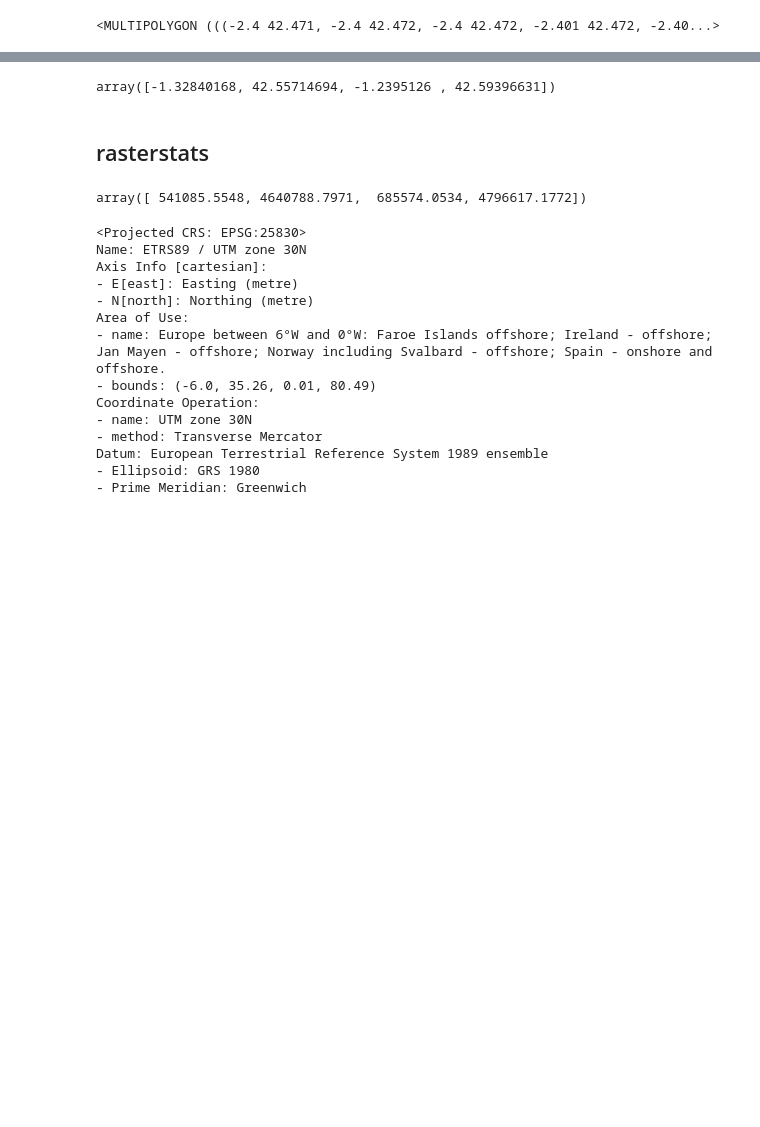
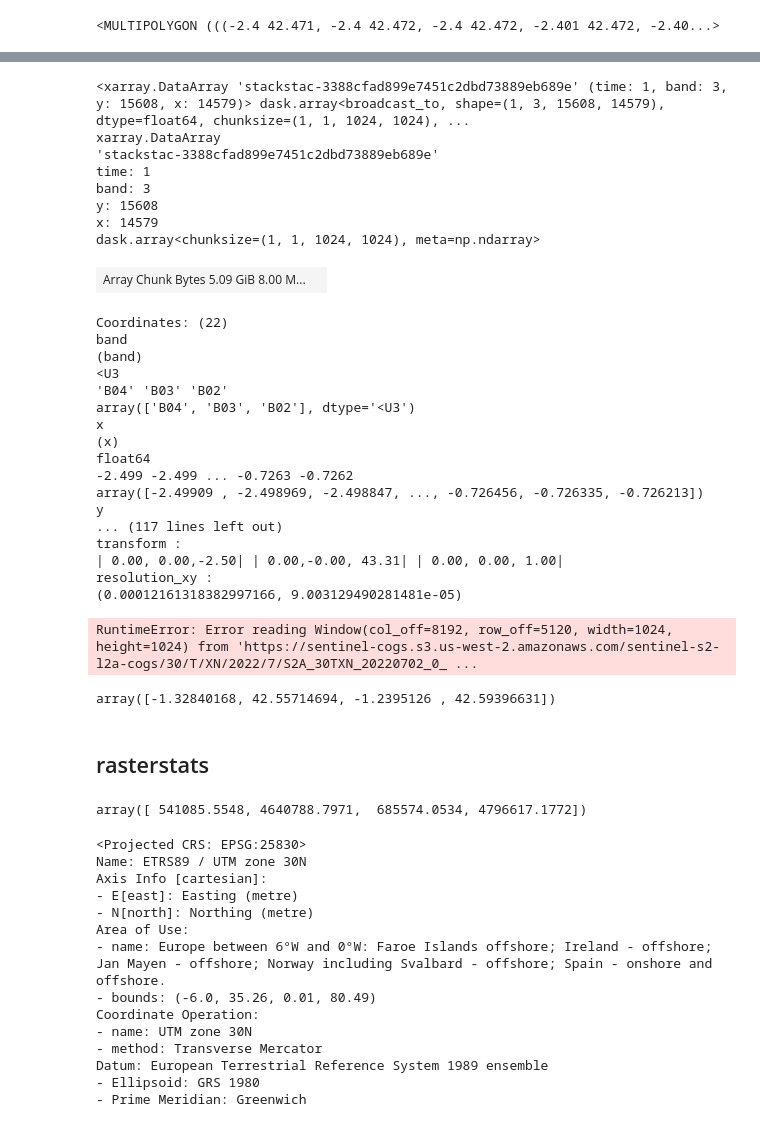
Before and after one commit to alabarga/geospatial-python-cr23, a Jupyter notebook: course/sesion-5-ai-machine-learning/notebooks/6_land_cover.ipynb, the cells around one changed output, grey strips where cells are left out. Saved outputs shown, nothing was run; the diff lists cells and outputs as text; code cells hidden in the pictures; blank space fills up the shorter version.

```diff
--- a/course/sesion-5-ai-machine-learning/notebooks/6_land_cover.ipynb
+++ b/course/sesion-5-ai-machine-learning/notebooks/6_land_cover.ipynb
@@ -3,5 +3,5 @@ import pandas as pd
 import geopandas as gpd
 # %%
 %%time
-data = gpd.read_file('../data/crops/OCUPAC_Pol_MCA_VE2021.zip')
+data = gpd.read_file('./datos/crops/OCUPAC_Pol_MCA_VE2021.zip')
 # %% [output]
@@ -181,0 +219,50 @@ bbox_4326 = transform(transformer_4326.transform, AOI).bounds
+# %%
+def flatten(x, dim="time"):
+    assert isinstance(x, xr.DataArray)
+    if len(x[dim].values) > len(set(x[dim].values)):
+        x = x.groupby(dim).map(stackstac.mosaic)
+
+    return x
+
+
+# round time coordinates so all observations from the same day so they have
+# equivalent timestamps
+sentinel_stack = sentinel_stack.assign_coords(
+    time=sentinel_stack.time.astype("datetime64[D]")
+)
+
+# mosaic along time dimension
+flat_stack = flatten(sentinel_stack, dim="time")
+flat_stack
+# %% [output]
+<xarray.DataArray 'stackstac-3388cfad899e7451c2dbd73889eb689e' (time: 1, band: 3, y: 15608, x: 14579)> dask.array<broadcast_to, shape=(1, 3, 15608, 14579), dtype=float64, chunksize=(1, 1, 1024, 1024), ...
+xarray.DataArray
+'stackstac-3388cfad899e7451c2dbd73889eb689e'
+time: 1
+band: 3
+y: 15608
+x: 14579
+dask.array<chunksize=(1, 1, 1024, 1024), meta=np.ndarray>
+| Array Chunk Bytes 5.09 GiB 8.00 M... |  |
+Coordinates: (22)
+band
+(band)
+<U3
+'B04' 'B03' 'B02'
+array(['B04', 'B03', 'B02'], dtype='<U3')
+x
+(x)
+float64
+-2.499 -2.499 ... -0.7263 -0.7262
+array([-2.49909 , -2.498969, -2.498847, ..., -0.726456, -0.726335, -0.726213])
+y
+... (117 lines left out)
+transform :
+| 0.00, 0.00,-2.50| | 0.00,-0.00, 43.31| | 0.00, 0.00, 1.00|
+resolution_xy :
+(0.00012161318382997166, 9.003129490281481e-05)
+# %%
+%%time
+flat_stack = flat_stack.compute()
+# %% [output]
+RuntimeError: Error reading Window(col_off=8192, row_off=5120, width=1024, height=1024) from 'https://sentinel-cogs.s3.us-west-2.amazonaws.com/sentinel-s2-l2a-cogs/30/T/XN/2022/7/S2A_30TXN_20220702_0_ ...
```
Also changed, not shown: parts of 37 cells of this notebook, 36 other files.
